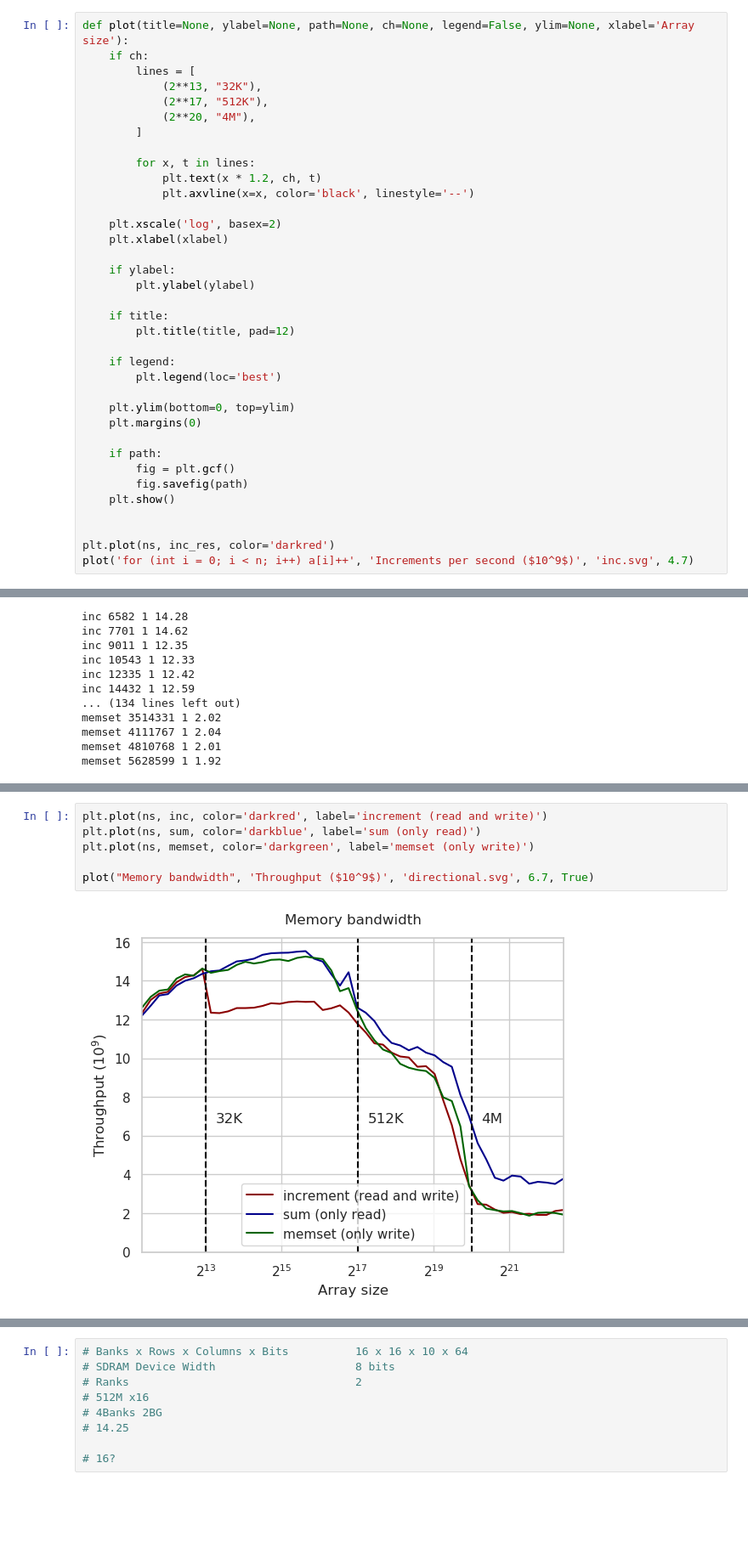
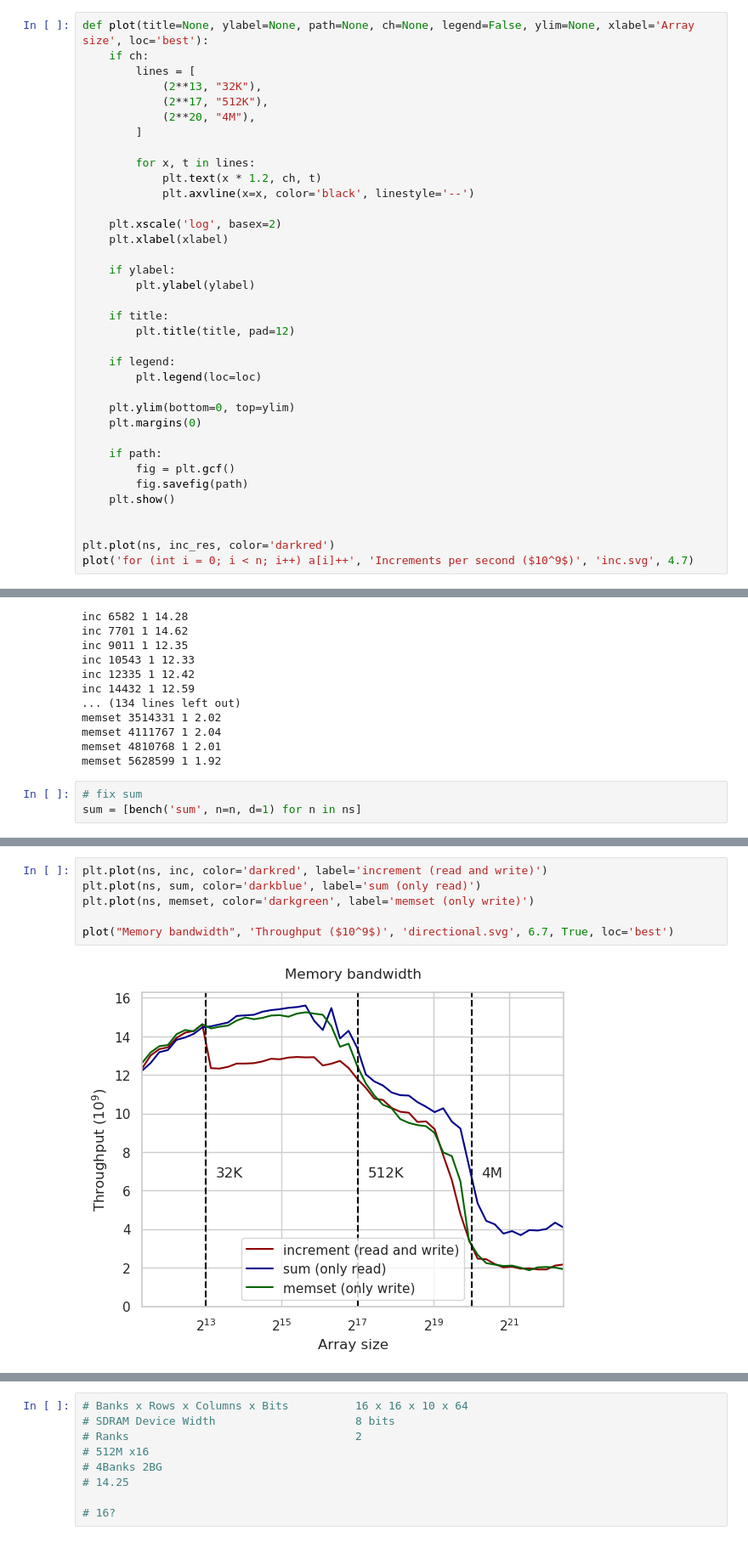
Before and after one commit to sslotin/amh-code, a Jupyter notebook: cpu-cache/plot.ipynb, the cells around one changed output, grey strips where cells are left out. Shown at 85% size. Saved outputs shown, nothing was run; the diff lists cells and outputs as text; blank space fills up the shorter version.

```diff
--- a/cpu-cache/plot.ipynb
+++ b/cpu-cache/plot.ipynb
@@ -28,7 +28,7 @@ inc_res = [bench('inc', n) for n in ns]
 # %%
 inc_res_boost = [bench('inc', n) for n in ns]
 # %%
-def plot(title=None, ylabel=None, path=None, ch=None, legend=False, ylim=None, xlabel='Array size'):
+def plot(title=None, ylabel=None, path=None, ch=None, legend=False, ylim=None, xlabel='Array size', loc='best'):
     if ch:
         lines = [
             (2**13, "32K"),
@@ -50,7 +50,7 @@ def plot(title=None, ylabel=None, path=None, ch=None, legend=False, ylim=None, x
         plt.title(title, pad=12)
 
     if legend:
-        plt.legend(loc='best')
+        plt.legend(loc=loc)
 
     plt.ylim(bottom=0, top=ylim)
     plt.margins(0)
@@ -970,3 +970,6 @@ memset 3514331 1 2.02
 memset 4111767 1 2.04
 memset 4810768 1 2.01
 memset 5628599 1 1.92
+# %%
+# fix sum
+sum = [bench('sum', n=n, d=1) for n in ns]
@@ -988,8 +1023,8 @@ memset-nt 134217728 1 4.58
 # %%
 plt.plot(ns, inc, color='darkred', label='increment (read and write)')
 plt.plot(ns, sum, color='darkblue', label='sum (only read)')
 plt.plot(ns, memset, color='darkgreen', label='memset (only write)')
 
-plot("Memory bandwidth", 'Throughput ($10^9$)', 'directional.svg', 6.7, True)
+plot("Memory bandwidth", 'Throughput ($10^9$)', 'directional.svg', 6.7, True, loc='best')
 # %% [output]
-[figure, old version]
+[figure, new version]
```
Also changed, not shown: parts of 6 cells of this notebook, 4 other files.
